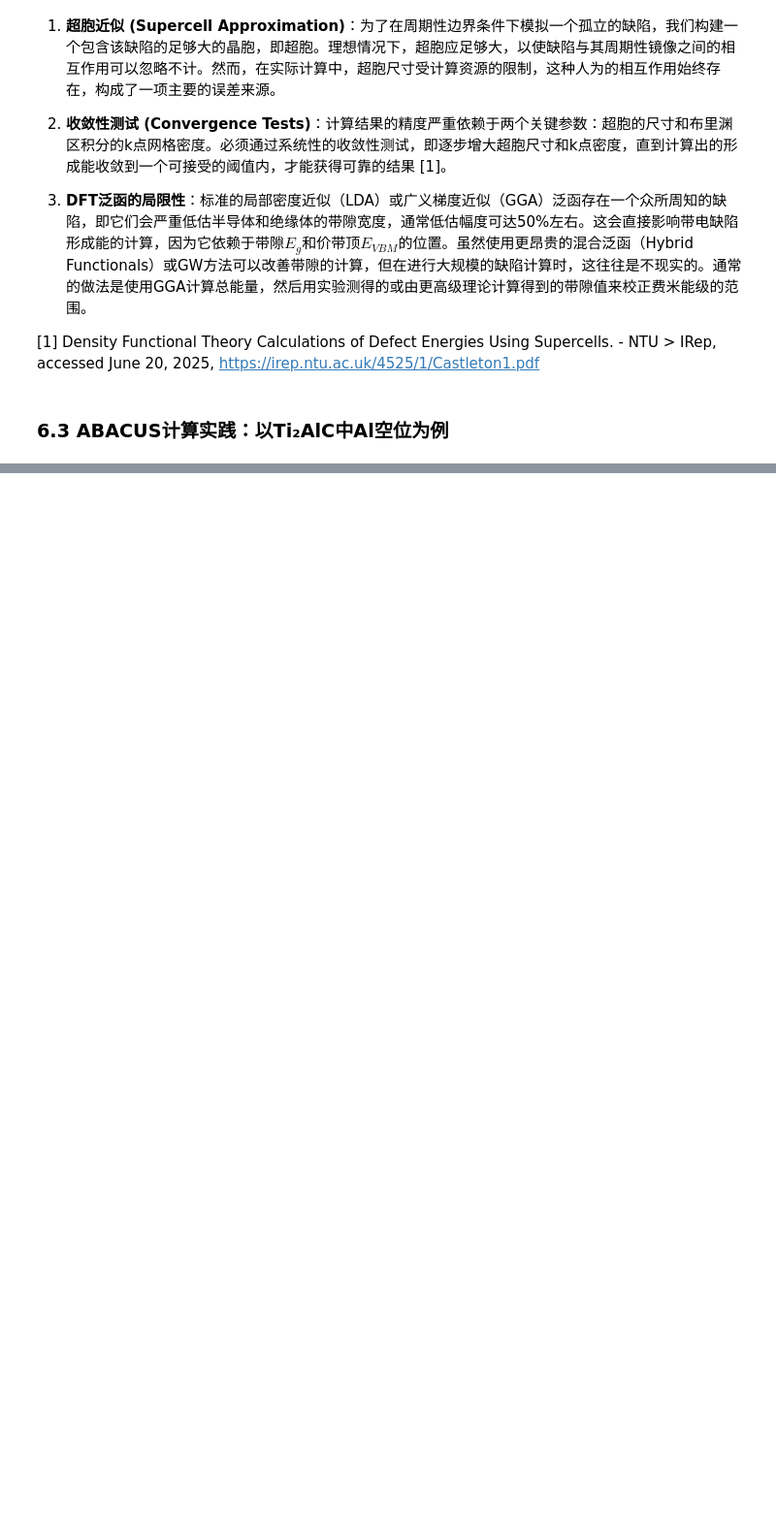
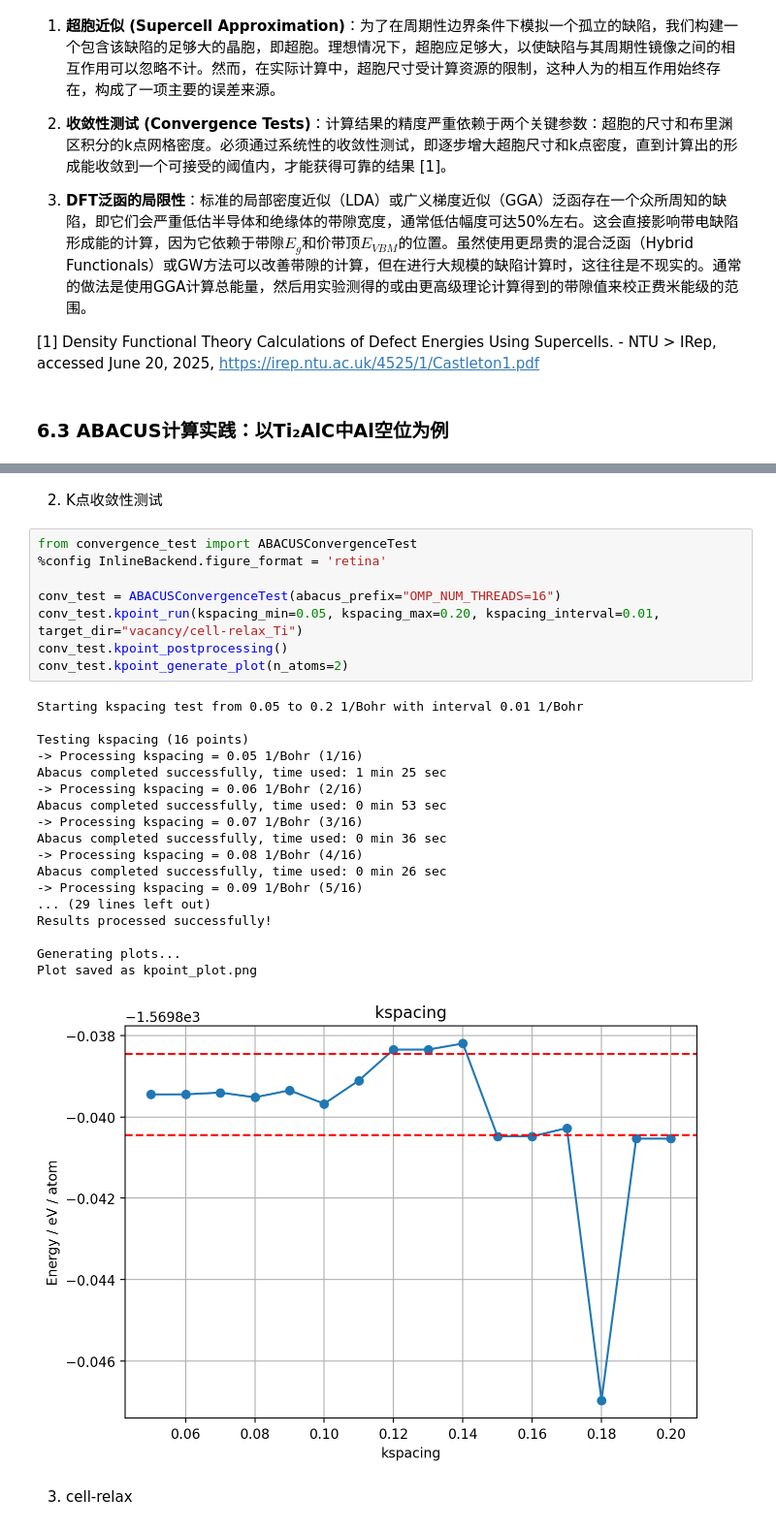
Before and after one commit to OutisLi/deepmd_learn, a Jupyter notebook: 5_Ti2AlC_Label/5. DFT_compare.ipynb, the cells around one changed output, grey strips where cells are left out. Shown at 97% size. Cells and saved outputs as stored; diff of their text form; blank space fills up the shorter version.

Commit message:
20250621-add cell-relax for Ti,Al

```diff
--- a/5_Ti2AlC_Label/5. DFT_compare.ipynb
+++ b/5_Ti2AlC_Label/5. DFT_compare.ipynb
@@ -977,0 +991,31 @@ $$... \text{（所有其他可能的竞争相）}$$
+# %% [markdown]
+2. K点收敛性测试
+# %%
+from convergence_test import ABACUSConvergenceTest
+%config InlineBackend.figure_format = 'retina'
+
+conv_test = ABACUSConvergenceTest(abacus_prefix="OMP_NUM_THREADS=16")
+conv_test.kpoint_run(kspacing_min=0.05, kspacing_max=0.20, kspacing_interval=0.01, target_dir="vacancy/cell-relax_Ti")
+conv_test.kpoint_postprocessing()
+conv_test.kpoint_generate_plot(n_atoms=2)
+# %% [output]
+Starting kspacing test from 0.05 to 0.2 1/Bohr with interval 0.01 1/Bohr
+
+Testing kspacing (16 points)
+-> Processing kspacing = 0.05 1/Bohr (1/16)
+Abacus completed successfully, time used: 1 min 25 sec
+-> Processing kspacing = 0.06 1/Bohr (2/16)
+Abacus completed successfully, time used: 0 min 53 sec
+-> Processing kspacing = 0.07 1/Bohr (3/16)
+Abacus completed successfully, time used: 0 min 36 sec
+-> Processing kspacing = 0.08 1/Bohr (4/16)
+Abacus completed successfully, time used: 0 min 26 sec
+-> Processing kspacing = 0.09 1/Bohr (5/16)
+... (29 lines left out)
+Results processed successfully!
+
+Generating plots...
+Plot saved as kpoint_plot.png
+[figure, added]
+# %% [markdown]
+3. cell-relax
```
Also changed, not shown: parts of 33 cells of this notebook, 34 other files.
